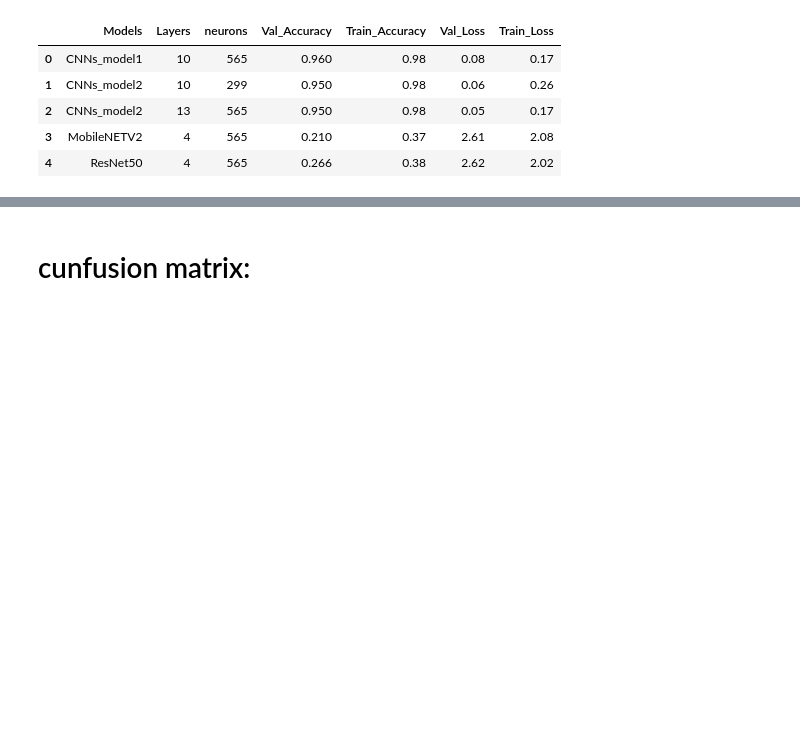
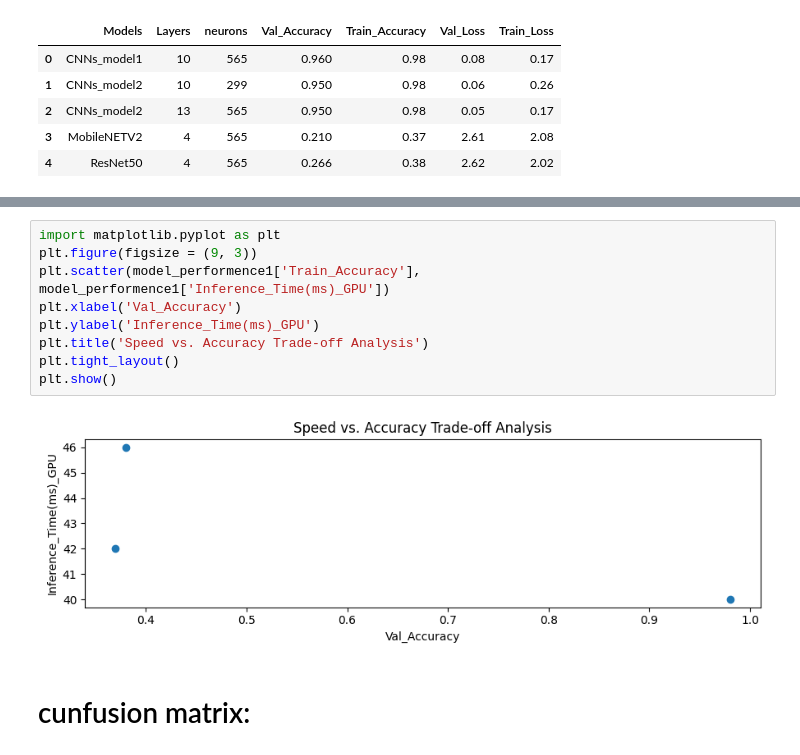
Before and after one commit to vanithadmr/ADAS-Traffic-sign-Detection-and-Classification, a Jupyter notebook: Model_Building_CNNs _classification.ipynb, the cells around one changed output, grey strips where cells are left out. Cells and saved outputs as stored; diff of their text form; blank space fills up the shorter version.

```diff
--- a/Model_Building_CNNs _classification.ipynb
+++ b/Model_Building_CNNs _classification.ipynb
@@ -891,3 +892,14 @@ model_performence1
+# %%
+import matplotlib.pyplot as plt
+plt.figure(figsize = (9, 3))
+plt.scatter(model_performence1['Train_Accuracy'], model_performence1['Inference_Time(ms)_GPU'])
+plt.xlabel('Val_Accuracy')
+plt.ylabel('Inference_Time(ms)_GPU')
+plt.title('Speed vs. Accuracy Trade-off Analysis')
+plt.tight_layout()
+plt.show()
+# %% [output]
+[figure, added]
 # %% [markdown]
 # cunfusion matrix:
 # %%
```
Also changed, not shown: parts of 2 cells of this notebook.
